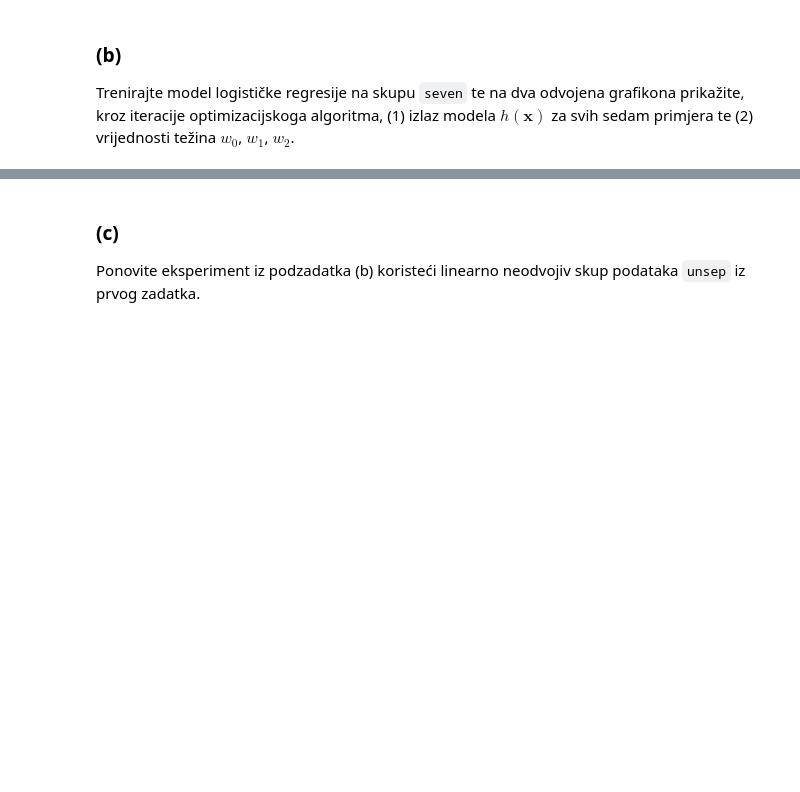
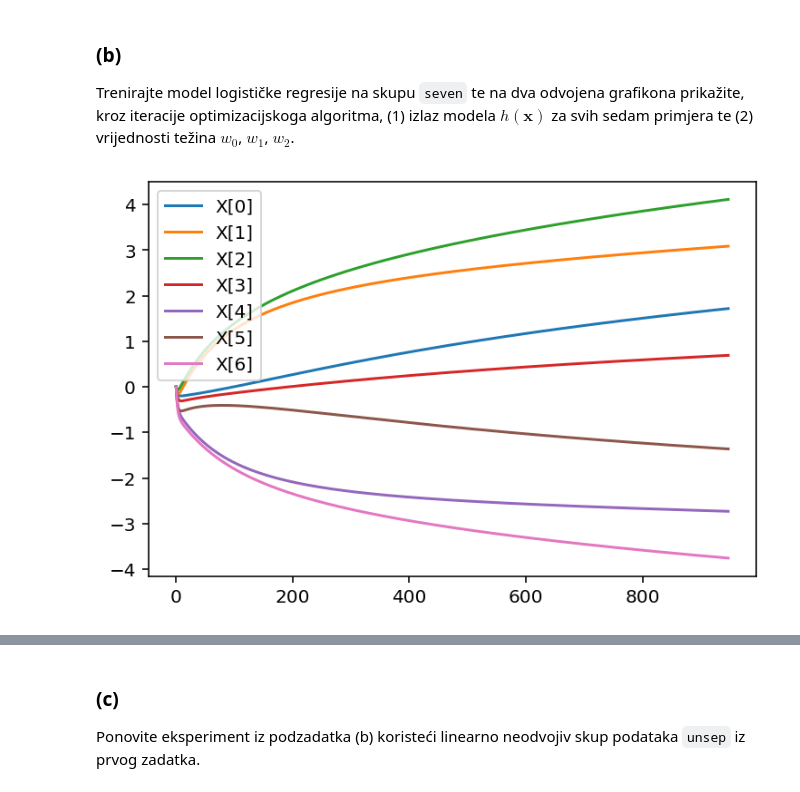
Before and after one commit to mateoim/su-lab-20-21, a Jupyter notebook: lab02/SU-2020-LAB02-0036509386.ipynb, the cells around one changed output, grey strips where cells are left out. Saved outputs shown, nothing was run; the diff lists cells and outputs as text; code cells hidden in the pictures; blank space fills up the shorter version.

```diff
--- a/lab02/SU-2020-LAB02-0036509386.ipynb
+++ b/lab02/SU-2020-LAB02-0036509386.ipynb
@@ -378,0 +384,30 @@ Trenirajte model logističke regresije na skupu `seven` te na dva odvojena grafi
+# %%
+def plot_training_process(X, weights):
+    X_transformed = np.insert(X, 0, 1, axis=1)
+    h_output = []
+
+    x_axis = range(len(history))
+
+    for w in weights:
+        h_output.append([np.dot(x, w) for x in X_transformed])
+
+    size = X.shape[0]
+    for i in range(size):
+        row = [x[i] for x in h_output]
+        plt.plot(x_axis, row, label=f'X[{i}]')
+
+    plt.legend()
+
+def plot_weights(weights):
+    x_axis = range(len(history))
+
+    for i in range(3):
+        row = [x[i] for x in weights]
+        plt.plot(x_axis, row, label=f'w{i}')
+
+    plt.legend()
+
+_, history = lr_train(seven_X, seven_y, trace=True)
+plot_training_process(seven_X, history)
+# %% [output]
+[figure, added]
```
Also changed, not shown: parts of 9 cells of this notebook.
